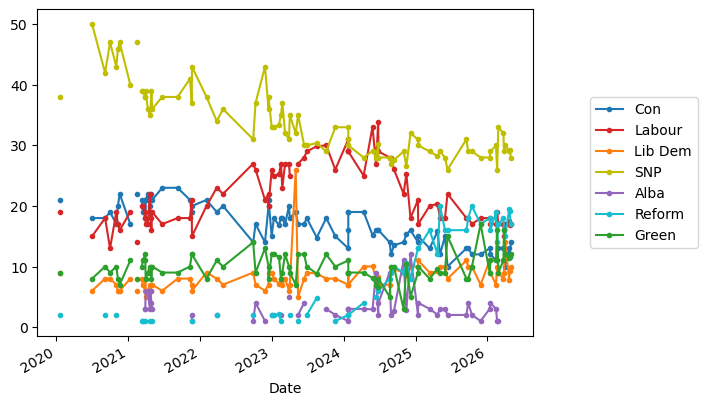
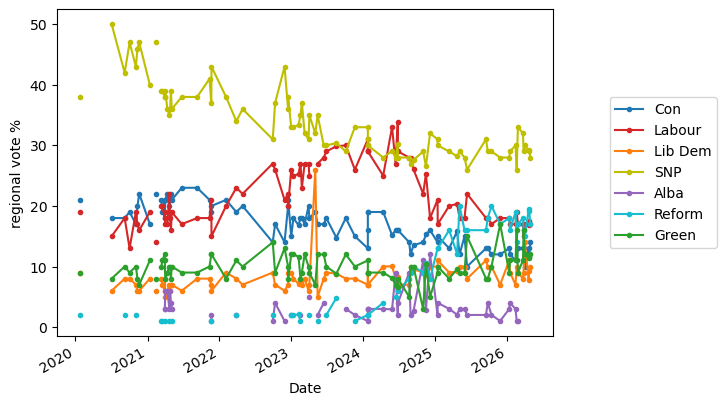
Code edit (unified diff) that turned the first committed figure into the second:
--- before
+++ after
@@ -4,5 +4,5 @@
  .drop(columns='Sample')
  .loc['2016':]
- .plot(marker='.',color=party_colours)
+ .plot(marker='.',color=party_colours,ylabel='regional vote %')
  .legend(loc='center left',bbox_to_anchor=(1.1, 0.5))
 )

Commit: label all y axes